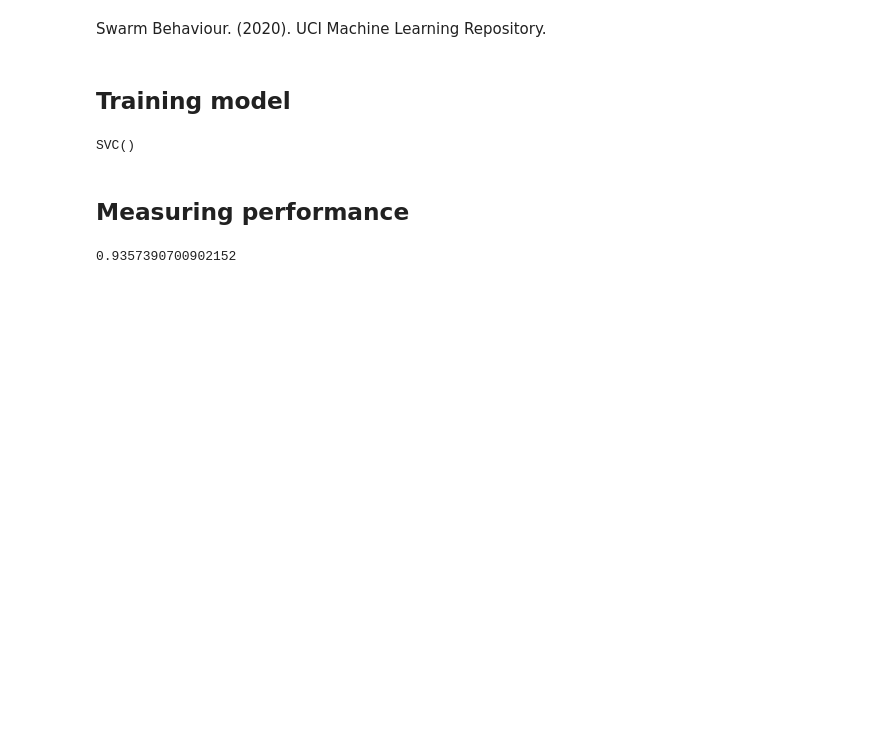
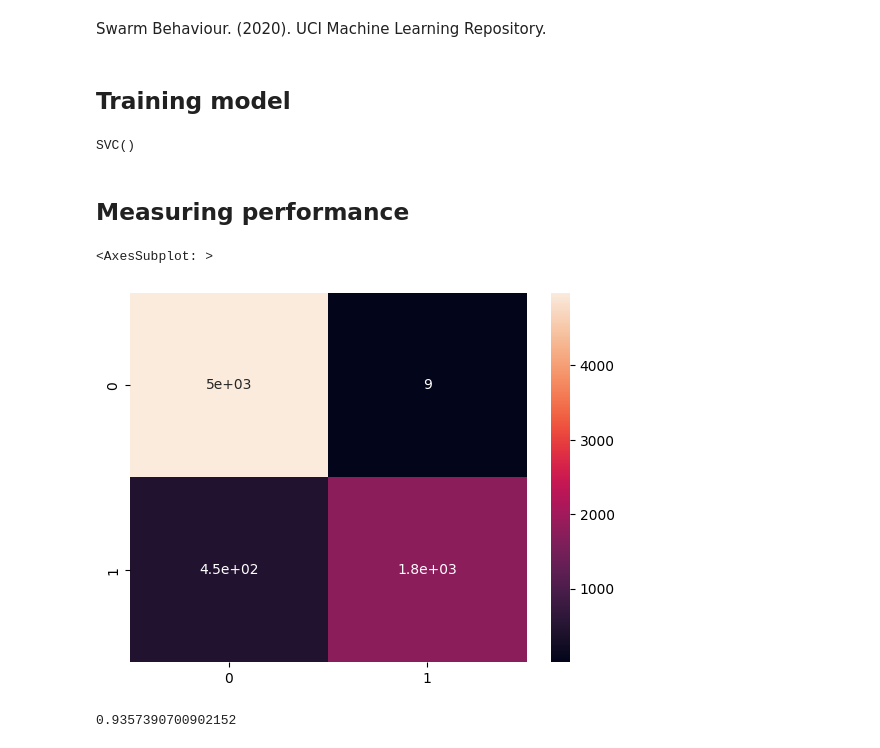
Before and after one commit to annaluizacaraciolo/AtividadeFinalAM, a Jupyter notebook: SVM-SwarmBehavior.ipynb, the cells around one changed output. Saved outputs shown, nothing was run; the diff lists cells and outputs as text; code cells hidden in the pictures; blank space fills up the shorter version.

Commit message:
Adding seaborn visualization for confusion matrix

```diff
--- a/SVM-SwarmBehavior.ipynb
+++ b/SVM-SwarmBehavior.ipynb
@@ -81,7 +81,13 @@ SVC()
 # %%
 from sklearn.metrics import confusion_matrix, accuracy_score, precision_score, f1_score
 # %%
-print(confusion_matrix(y_test, svm_classifier.predict(X_test)))
+cm_svm = confusion_matrix(y_test, svm_classifier.predict(X_test))
+# %%
+import seaborn as sns
+sns.heatmap(cm_svm, annot=True)
+# %% [output]
+<AxesSubplot: >
+[figure, added]
 # %%
 print(accuracy_score(y_test, svm_classifier.predict(X_test)))
 # %% [output]
```
